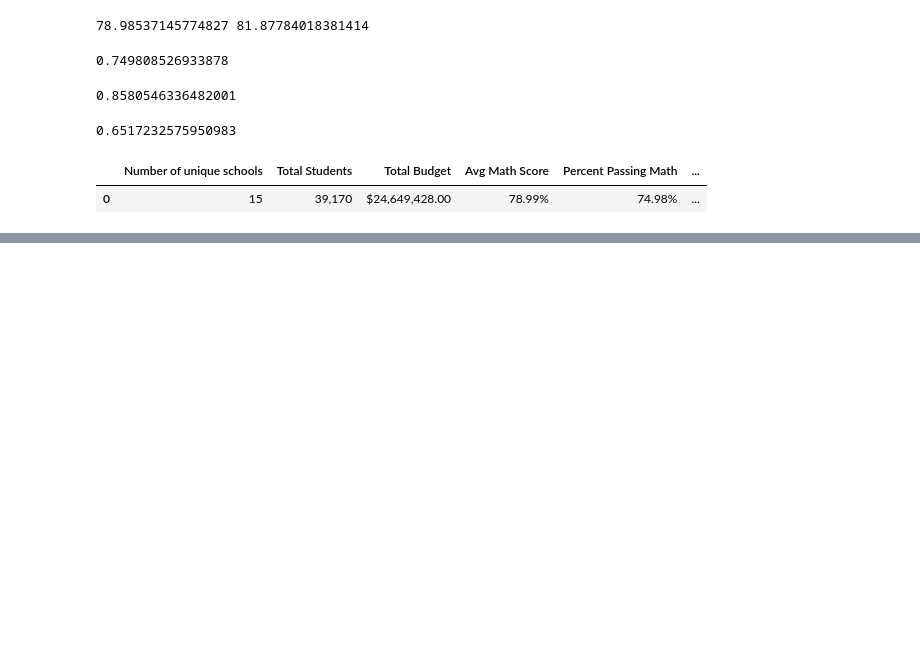
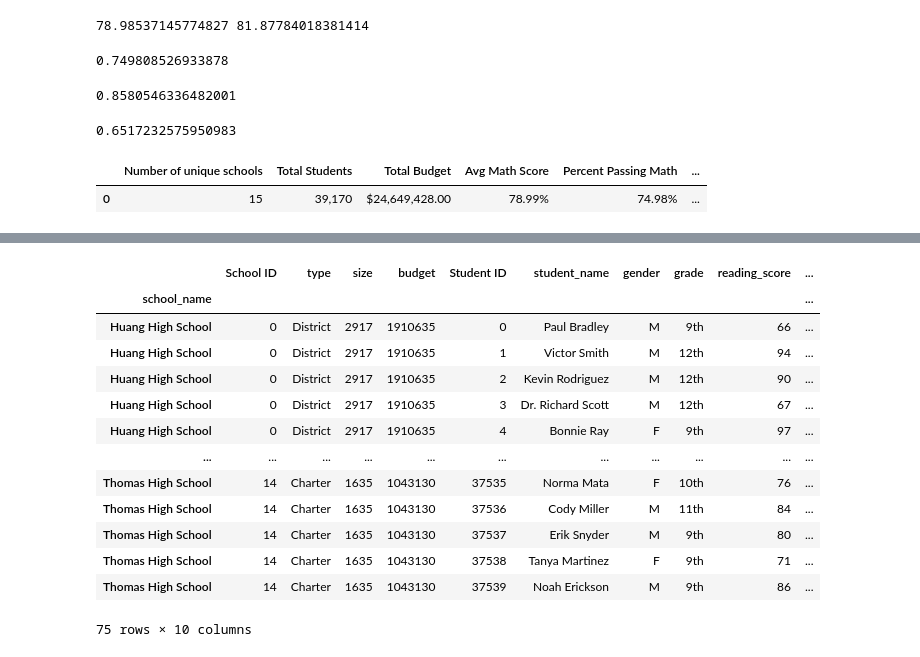
Before and after one commit to Nate-Sheibley/pandas-challenge, a Jupyter notebook: PyCitySchools/PyCitySchoolsNSS.ipynb, the cells around one changed output, grey strips where cells are left out. Saved outputs shown, nothing was run; the diff lists cells and outputs as text; code cells hidden in the pictures; blank space fills up the shorter version.

Commit message:
up to scores by school size complete

```diff
--- a/PyCitySchools/PyCitySchoolsNSS.ipynb
+++ b/PyCitySchools/PyCitySchoolsNSS.ipynb
@@ -141,3 +141,4 @@ district_summary
 # %%
 # Use the code provided to select the type per school from school_data
-school_types = merged_df.set_index(["school_name"])["type"]
+school_types = schools_df.set_index(["school_name"])["type"]
+school_types
@@ -144,3 +163,19 @@ school_types = merged_df.set_index(["school_name"])["type"]
 # %%
 # Make a df copy so that I am not operating on the same memory location as district summary data
-groupby_school_ID = merged_df.copy().groupby('School ID')
+groupby_school = merged_df.copy().set_index(["school_name"]).groupby('school_name')
+groupby_school.head()
+# %% [output]
+|  | School ID | type | size | budget | Student ID | student_name | gender | grade | reading_score | ... |
+| school_name |  |  |  |  |  |  |  |  |  | ... |
+| Huang High School | 0 | District | 2917 | 1910635 | 0 | Paul Bradley | M | 9th | 66 | ... |
+| Huang High School | 0 | District | 2917 | 1910635 | 1 | Victor Smith | M | 12th | 94 | ... |
+| Huang High School | 0 | District | 2917 | 1910635 | 2 | Kevin Rodriguez | M | 12th | 90 | ... |
+| Huang High School | 0 | District | 2917 | 1910635 | 3 | Dr. Richard Scott | M | 12th | 67 | ... |
+| Huang High School | 0 | District | 2917 | 1910635 | 4 | Bonnie Ray | F | 9th | 97 | ... |
+| ... | ... | ... | ... | ... | ... | ... | ... | ... | ... | ... |
+| Thomas High School | 14 | Charter | 1635 | 1043130 | 37535 | Norma Mata | F | 10th | 76 | ... |
+| Thomas High School | 14 | Charter | 1635 | 1043130 | 37536 | Cody Miller | M | 11th | 84 | ... |
+| Thomas High School | 14 | Charter | 1635 | 1043130 | 37537 | Erik Snyder | M | 9th | 80 | ... |
+| Thomas High School | 14 | Charter | 1635 | 1043130 | 37538 | Tanya Martinez | F | 9th | 71 | ... |
+| Thomas High School | 14 | Charter | 1635 | 1043130 | 37539 | Noah Erickson | M | 9th | 86 | ... |
+75 rows × 10 columns
```
Also changed, not shown: parts of 28 cells of this notebook.
